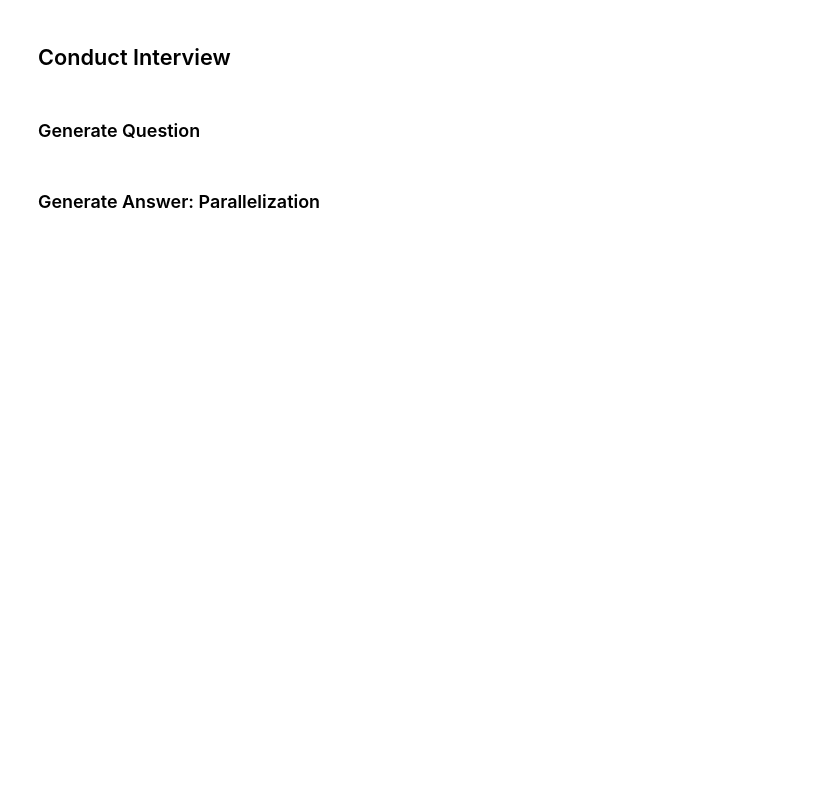
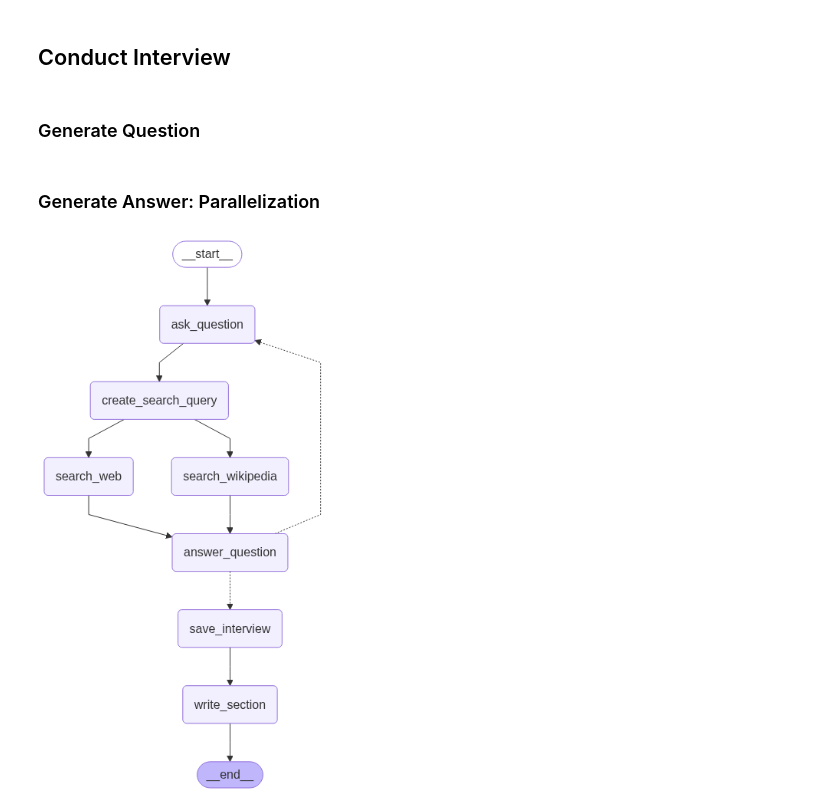
Before and after one commit to James-jamames/ai-agents, a Jupyter notebook: Academy/Introduction/Module-04/4_research_assistant.ipynb, the cells around one changed output. Saved outputs shown, nothing was run; the diff lists cells and outputs as text; code cells hidden in the pictures; blank space fills up the shorter version.

```diff
--- a/Academy/Introduction/Module-04/4_research_assistant.ipynb
+++ b/Academy/Introduction/Module-04/4_research_assistant.ipynb
@@ -239,11 +239,13 @@ from langgraph.graph import MessagesState
 # Graph states
 class InterviewState(MessagesState):
     max_num_turns: int
+    search_query: str
     context: Annotated[list, operator.add]
     analyst: Analyst
     interview: str
     sections: list
 
+# Schema
 class SearchQuery(BaseModel):
     search_query: str = Field(None, description="Search query for retrieval.")
 # %%
@@ -291,0 +405,96 @@ search_instructions = SystemMessage(content=f"""You""")
+# %%
+from langchain_core.runnables.graph import MermaidDrawMethod
+
+section_writer_instructions = """
+You are an expert technical writer.
+
+Your task is to create a short, easily digestible section of a report based on a set of source documents.
+
+1. Analyze the content of the source documents:
+- The name of each source document is at the start of the document, with the <Document> tag.
+
+2. Create a report structure using markdown formatting:
+- Use ## for the section title
+- Use ### for sub-section headers
+
+3. Write the report following this structure:
+a. Title (## header)
+b. Summary (### header)
+c. Sources (### header)
+
+4. Make your title engaging based upo the focus area of the analyst:
+
+{focus}
+
+5. For the summary section:
+- Set up summary with general background / context related to the focus area of the analyst
+- Emphasize what is novel, interesting, or surprising about insights gathered from the interview
+- Create a numbered list of source documents, as you use them
+- Do not mention the names of interviewrs or experts
+- Aim for approximately 400 words maximum
+- Use numbered sources in your report (e.g., [1], [2]) based on information from source documents
+
+6. In the Sources section:
+- Include all sources used in your report
+- Provide full links to relevant websites or specific document paths
+- Separate each source by a newline. Use two spaces at the end of each line to create a newline in Markdown.
+- It will look like:
+
+### Sources
+[1] Link or Document name
+[2] Link or Document name
+
+7. Be sure to combine sources. For example this is not correct:
+
+[3] https://ai.meta.com/blog/meta-llama-3-1/
+[4] https://ai.meta.com/blog/meta-llama-3-1/
+
+There should be no redundat sources. It should simply be:
+
+[3] https://ai.meta.com/blog/meta-llama-3-1/
+
+8. Final review:
+- Ensure the report follows the required structure
+- Include no preamble before the title of the report
+- Check that all guidelines have been followed
+"""
+
+def write_section(state: InterviewState):
+    """ Node to answer a question """
+
+    interview = state["interview"]
+    context = state["context"]
+    analyst = state["analyst"]
+
+    system_message = section_writer_instructions.format(focus=analyst.description)
+    section = llm.invoke([SystemMessage(content=system_message)] + [HumanMessage(content=f"Use this source to werite your section: {context}")])
+
+# Graph builder
+interview_builder = StateGraph(InterviewState)
+interview_builder.add_node("ask_question", generate_question)
+interview_builder.add_node("create_search_query", create_search_query)
+interview_builder.add_node("search_web", search_web)
+interview_builder.add_node("search_wikipedia", search_wikipedia)
+interview_builder.add_node("answer_question", generate_answer)
+interview_builder.add_node("save_interview", save_interview)
+interview_builder.add_node("write_section", write_section)
+
+# Graph logic
+interview_builder.add_edge(START, "ask_question")
+interview_builder.add_edge("ask_question", "create_search_query")
+interview_builder.add_edge("create_search_query", "search_web")
+interview_builder.add_edge("create_search_query", "search_wikipedia")
+interview_builder.add_edge("search_web", "answer_question")
+interview_builder.add_edge("search_wikipedia", "answer_question")
+interview_builder.add_conditional_edges("answer_question", route_messages, ["ask_question", "save_interview"])
+interview_builder.add_edge("save_interview", "write_section")
+interview_builder.add_edge("write_section", END)
+
+# Graph compile
+interview_memory = MemorySaver()
+interview_graph = interview_builder.compile(checkpointer=interview_memory).with_config(run_name="Conduct Interviews")
+
+# View
+display(Image(interview_graph.get_graph().draw_mermaid_png()))
+# %% [output]
+[figure, added]
```
Also changed, not shown: parts of 9 cells of this notebook, 1 other file.
